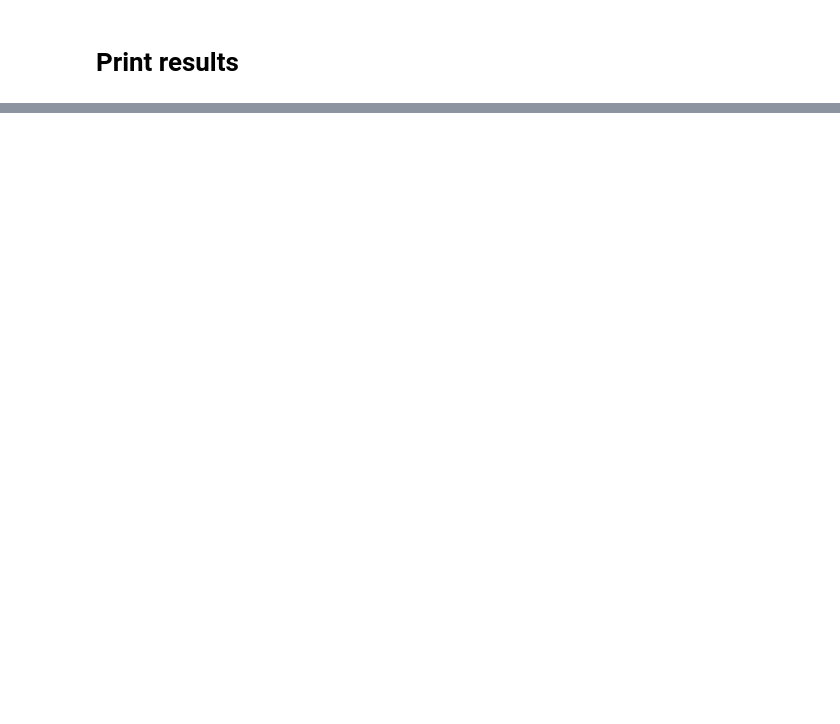
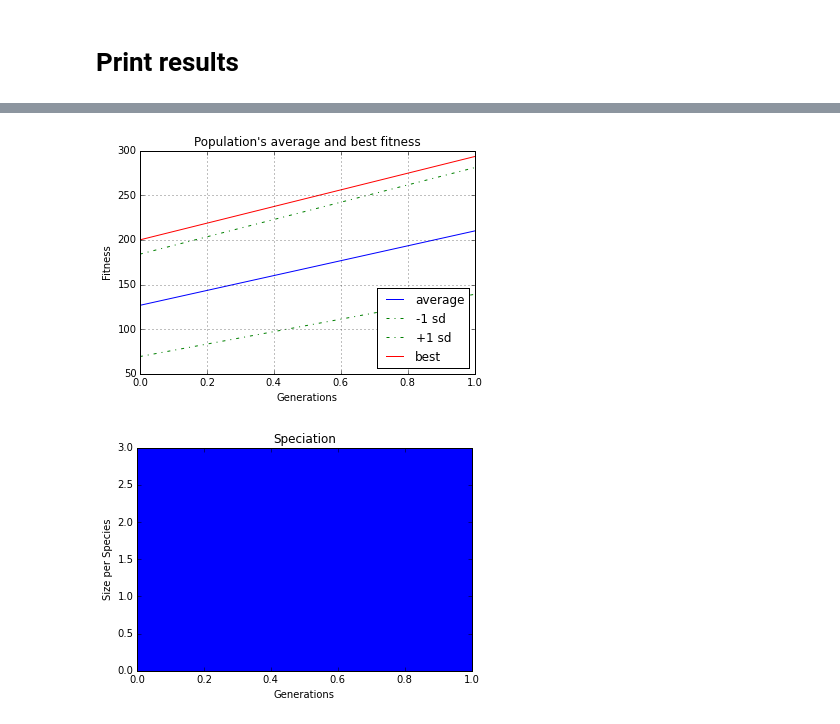
Before and after one commit to sergeivolodin/deephack.rl, a Jupyter notebook: neat-python/Pacman.ipynb, the cells around one changed output, grey strips where cells are left out. Saved outputs shown, nothing was run; the diff lists cells and outputs as text; code cells hidden in the pictures; blank space fills up the shorter version.

```diff
--- a/neat-python/Pacman.ipynb
+++ b/neat-python/Pacman.ipynb
@@ -140,0 +187,6 @@ NameError: name 'winner' is not defined
+# %%
+visualize.plot_stats(stats, ylog=False, view=True)
+visualize.plot_species(stats, view=True)
+# %% [output]
+[figure, added]
+[figure, added]
```
Also changed, not shown: parts of 11 cells of this notebook, 2 other files.
